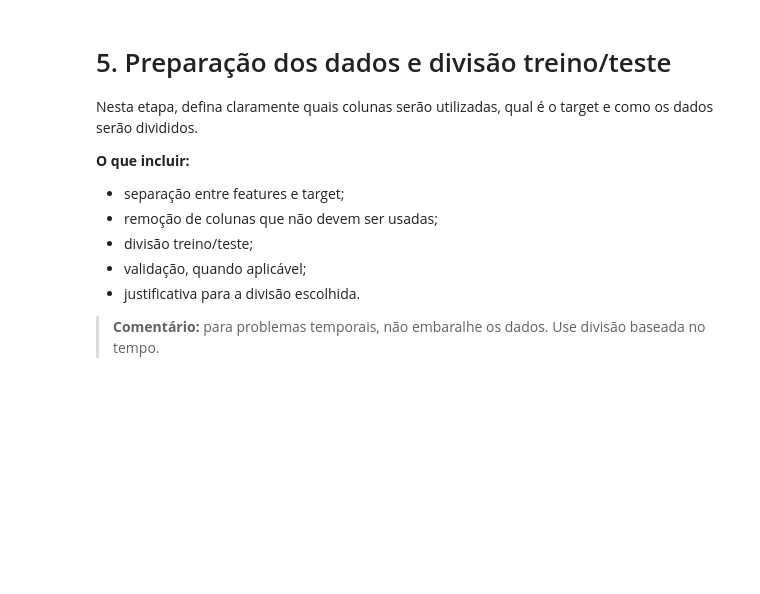
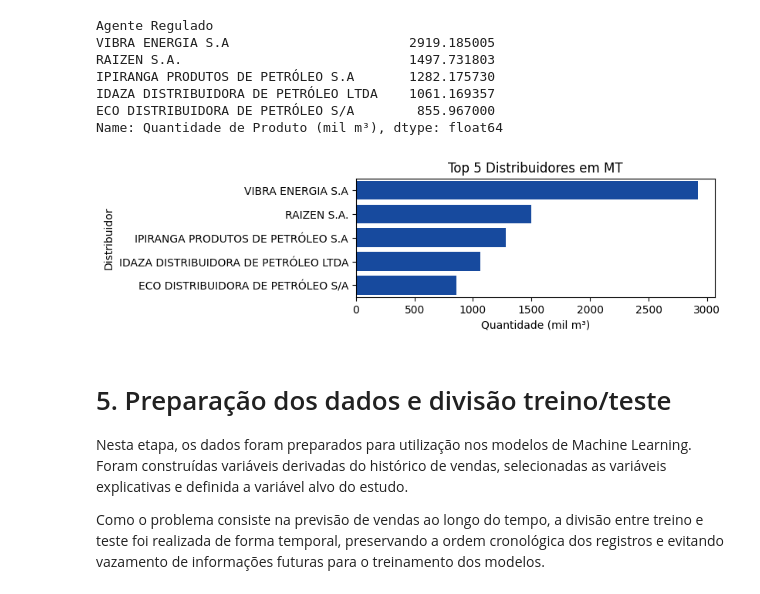
Before and after one commit to roedelbruna/ciencia_de_dados_-analytics-, a Jupyter notebook: Bruna Roedel_MVP_ML_Analytics_20261.ipynb, the cells around one changed output. Cells and saved outputs as stored; diff of their text form; code cells hidden in the pictures; blank space fills up the shorter version.

```diff
--- a/Bruna Roedel_MVP_ML_Analytics_20261.ipynb
+++ b/Bruna Roedel_MVP_ML_Analytics_20261.ipynb
@@ -406,14 +405,44 @@ Escreva aqui os principais achados da EDA.
+# %%
+# Principais distribuidores em MT
+# Nesta análise são identificados os distribuidores com maior volume comercializado dos combustíveis selecionados para o estudo
+# ao longo do período analisado.
+
+top_distribuidores = (
+ df_mt.groupby('Agente Regulado')
+ ['Quantidade de Produto (mil m³)']
+ .sum()
+ .sort_values(ascending=False)
+ .head(5)
+)
+
+print(top_distribuidores)
+
+plt.figure(figsize=(6,2))
+
+sns.barplot(
+ x=top_distribuidores.values,
+ y=top_distribuidores.index,
+ color='#0045B5'
+)
+
+plt.title('Top 5 Distribuidores em MT')
+plt.xlabel('Quantidade (mil m³)')
+plt.ylabel('Distribuidor')
+
+plt.show()
+# %% [output]
+Agente Regulado
+VIBRA ENERGIA S.A                       2919.185005
+RAIZEN S.A.                             1497.731803
+IPIRANGA PRODUTOS DE PETRÓLEO S.A       1282.175730
+IDAZA DISTRIBUIDORA DE PETRÓLEO LTDA    1061.169357
+ECO DISTRIBUIDORA DE PETRÓLEO S/A        855.967000
+Name: Quantidade de Produto (mil m³), dtype: float64
+[figure, added]
 # %% [markdown]
 # 5. Preparação dos dados e divisão treino/teste
 
-Nesta etapa, defina claramente quais colunas serão utilizadas, qual é o target e como os dados serão divididos.
+Nesta etapa, os dados foram preparados para utilização nos modelos de Machine Learning. Foram construídas variáveis derivadas do histórico de vendas, selecionadas as variáveis explicativas e definida a variável alvo do estudo.
 
-**O que incluir:**
-- separação entre features e target;
-- remoção de colunas que não devem ser usadas;
-- divisão treino/teste;
-- validação, quando aplicável;
-- justificativa para a divisão escolhida.
-
-> **Comentário:** para problemas temporais, não embaralhe os dados. Use divisão baseada no tempo.
+Como o problema consiste na previsão de vendas ao longo do tempo, a divisão entre treino e teste foi realizada de forma temporal, preservando a ordem cronológica dos registros e evitando vazamento de informações futuras para o treinamento dos modelos.
 # %%
```
Also changed, not shown: parts of 73 cells of this notebook.
